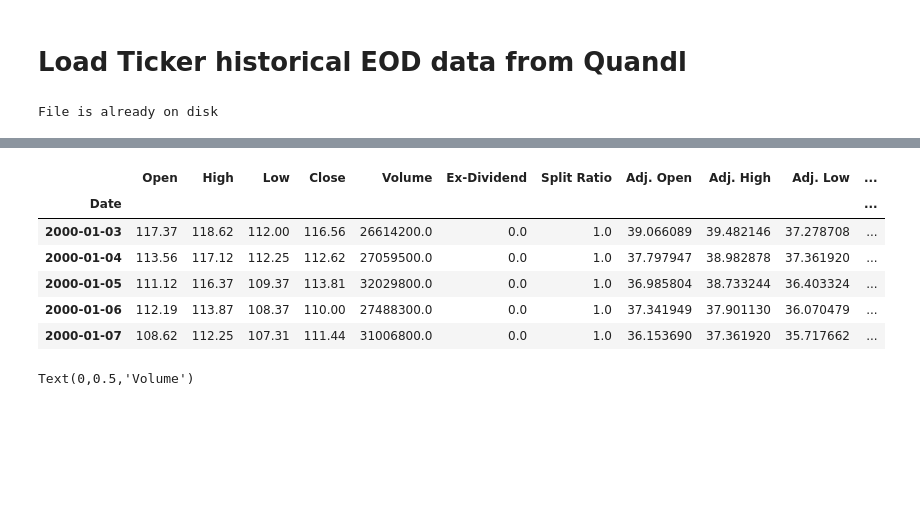
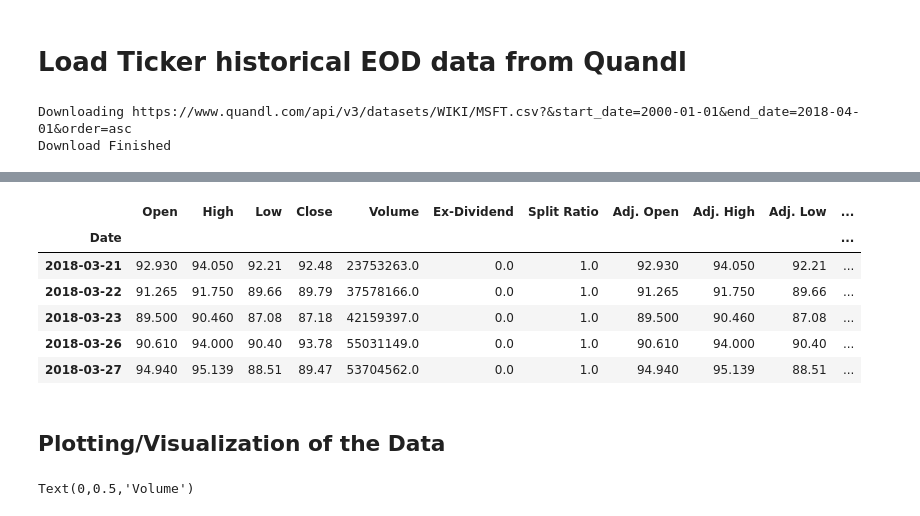
Before and after one commit to pablomarin/Meetups-Data-AI-DFW, a Jupyter notebook: Meetup10-Lab-stockdemo.ipynb, the cells around one changed output, grey strips where cells are left out. Saved outputs shown, nothing was run; the diff lists cells and outputs as text; code cells hidden in the pictures; blank space fills up the shorter version.

```diff
--- a/Meetup10-Lab-stockdemo.ipynb
+++ b/Meetup10-Lab-stockdemo.ipynb
@@ -41,7 +45,7 @@ start_date = "2000-01-01"
 end_date =   "2018-04-01"
 order = "asc"
 parameters = '?&start_date='+start_date+'&end_date='+end_date+'&order='+order
-file = TICKER+".csv"
+file = SHARE_ROOT + TICKER+".csv"
 
 def download(url, file):
     """
@@ -59,7 +63,8 @@ def download(url, file):
 # Download  dataset.
 download('https://www.quandl.com/api/v3/datasets/WIKI/' + TICKER + '.csv' + parameters, file)
 # %% [output]
-File is already on disk
+Downloading https://www.quandl.com/api/v3/datasets/WIKI/MSFT.csv?&start_date=2000-01-01&end_date=2018-04-01&order=asc
+Download Finished
 # %%
 data = pandas.read_csv(file, index_col='Date')
 # Converting the index as date
@@ -77,12 +82,12 @@ data.describe()
 | 75% | 52.655000 | 53.496250 | 51.885000 | 52.735000 | 6.303825e+07 | 0.000000 | 1.000000 | 32.361858 | 32.704246 | 31.917774 | ... |
 | max | 117.370000 | 118.620000 | 112.250000 | 116.560000 | 5.910522e+08 | 3.080000 | 2.000000 | 97.000000 | 97.240000 | 96.040000 | ... |
 # %%
-data.head()
+data.tail()
 # %% [output]
 |  | Open | High | Low | Close | Volume | Ex-Dividend | Split Ratio | Adj. Open | Adj. High | Adj. Low | ... |
 | Date |  |  |  |  |  |  |  |  |  |  | ... |
-| 2000-01-03 | 117.37 | 118.62 | 112.00 | 116.56 | 26614200.0 | 0.0 | 1.0 | 39.066089 | 39.482146 | 37.278708 | ... |
-| 2000-01-04 | 113.56 | 117.12 | 112.25 | 112.62 | 27059500.0 | 0.0 | 1.0 | 37.797947 | 38.982878 | 37.361920 | ... |
-| 2000-01-05 | 111.12 | 116.37 | 109.37 | 113.81 | 32029800.0 | 0.0 | 1.0 | 36.985804 | 38.733244 | 36.403324 | ... |
-| 2000-01-06 | 112.19 | 113.87 | 108.37 | 110.00 | 27488300.0 | 0.0 | 1.0 | 37.341949 | 37.901130 | 36.070479 | ... |
-| 2000-01-07 | 108.62 | 112.25 | 107.31 | 111.44 | 31006800.0 | 0.0 | 1.0 | 36.153690 | 37.361920 | 35.717662 | ... |
+| 2018-03-21 | 92.930 | 94.050 | 92.21 | 92.48 | 23753263.0 | 0.0 | 1.0 | 92.930 | 94.050 | 92.21 | ... |
+| 2018-03-22 | 91.265 | 91.750 | 89.66 | 89.79 | 37578166.0 | 0.0 | 1.0 | 91.265 | 91.750 | 89.66 | ... |
+| 2018-03-23 | 89.500 | 90.460 | 87.08 | 87.18 | 42159397.0 | 0.0 | 1.0 | 89.500 | 90.460 | 87.08 | ... |
+| 2018-03-26 | 90.610 | 94.000 | 90.40 | 93.78 | 55031149.0 | 0.0 | 1.0 | 90.610 | 94.000 | 90.40 | ... |
+| 2018-03-27 | 94.940 | 95.139 | 88.51 | 89.47 | 53704562.0 | 0.0 | 1.0 | 94.940 | 95.139 | 88.51 | ... |
@@ -89,3 +96,5 @@ data.head()
+# %% [markdown]
+## Plotting/Visualization of the Data
 # %%
 plt.figure(figsize=(16,9))
 top = plt.subplot2grid((4,4), (0, 0), rowspan=3, colspan=4)
```
Also changed, not shown: parts of 22 cells of this notebook, 17 other files.
